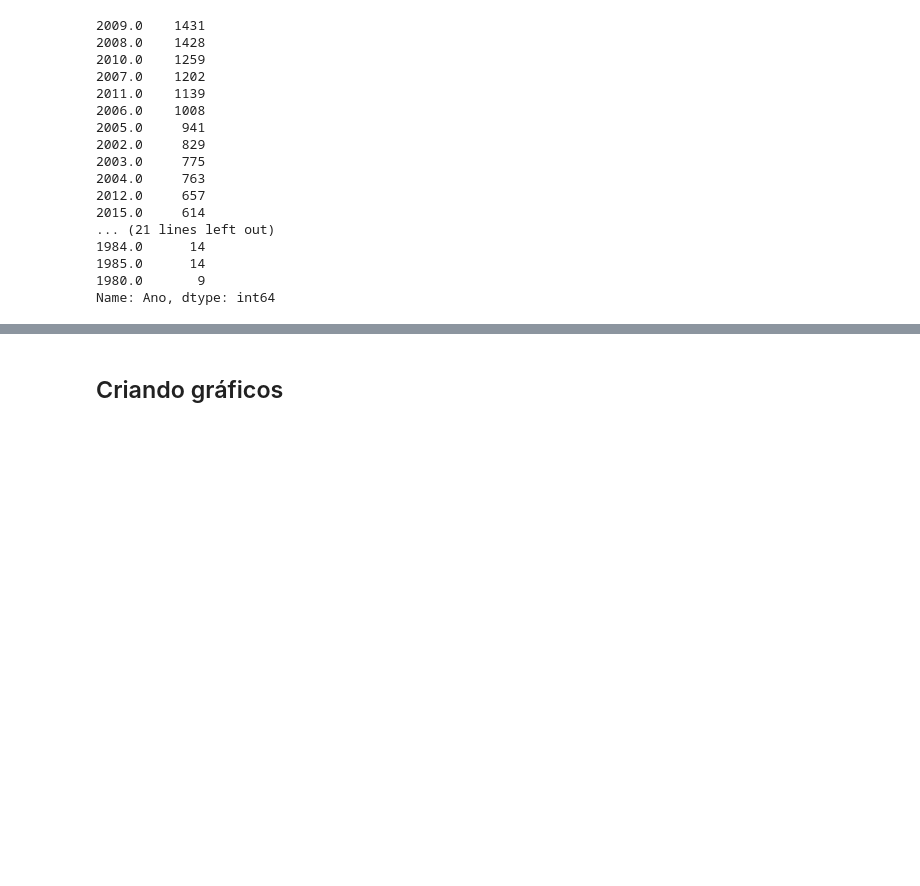
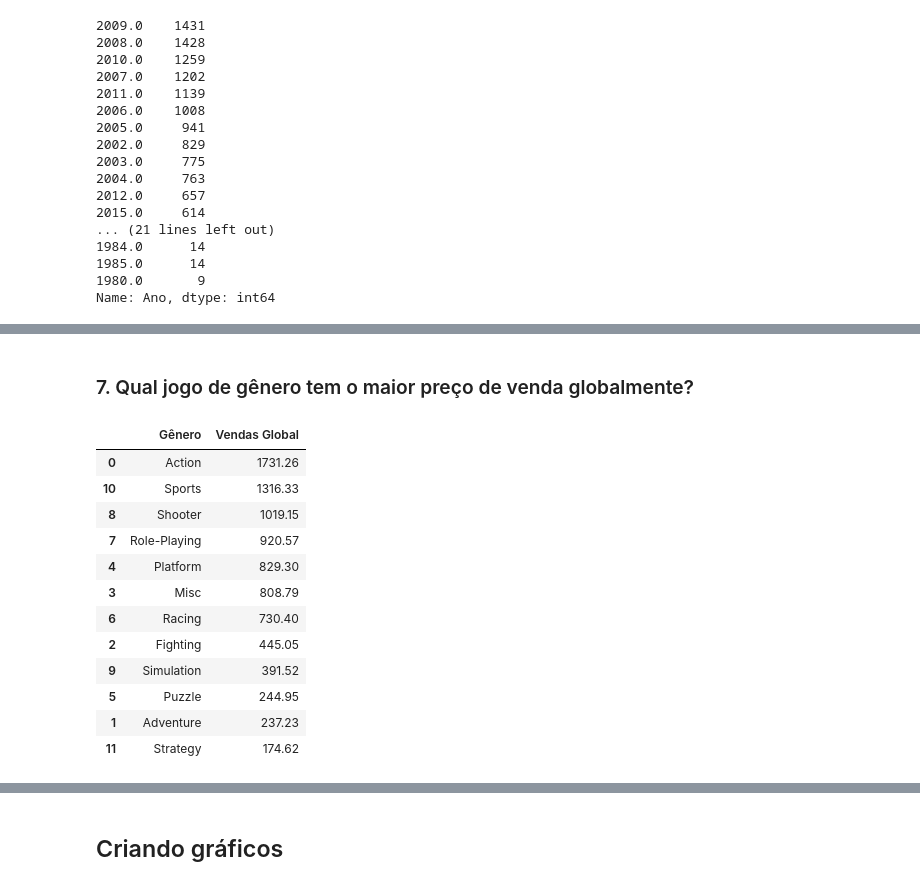
Before and after one commit to elle-rapachi/Vendas-de-Jogos-de-Videogames, a Jupyter notebook: Vendas de Jogos de Videogames.ipynb, the cells around one changed output, grey strips where cells are left out. Cells and saved outputs as stored; diff of their text form; code cells hidden in the pictures; blank space fills up the shorter version.

```diff
--- a/Vendas de Jogos de Videogames.ipynb
+++ b/Vendas de Jogos de Videogames.ipynb
@@ -332,0 +413,21 @@ plt.show()
+# %% [markdown]
+### 7. Qual jogo de gênero tem o maior preço de venda globalmente?
+# %%
+videogames_genero = videogames.groupby(by = ['Gênero'])['Vendas Global'].sum()
+videogames_genero = videogames_genero.reset_index()
+videogames_genero = videogames_genero.sort_values(by = ['Vendas Global'], ascending = False)
+videogames_genero
+# %% [output]
+|  | Gênero | Vendas Global |
+| 0 | Action | 1731.26 |
+| 10 | Sports | 1316.33 |
+| 8 | Shooter | 1019.15 |
+| 7 | Role-Playing | 920.57 |
+| 4 | Platform | 829.30 |
+| 3 | Misc | 808.79 |
+| 6 | Racing | 730.40 |
+| 2 | Fighting | 445.05 |
+| 9 | Simulation | 391.52 |
+| 5 | Puzzle | 244.95 |
+| 1 | Adventure | 237.23 |
+| 11 | Strategy | 174.62 |
```
Also changed, not shown: parts of 40 cells of this notebook.
